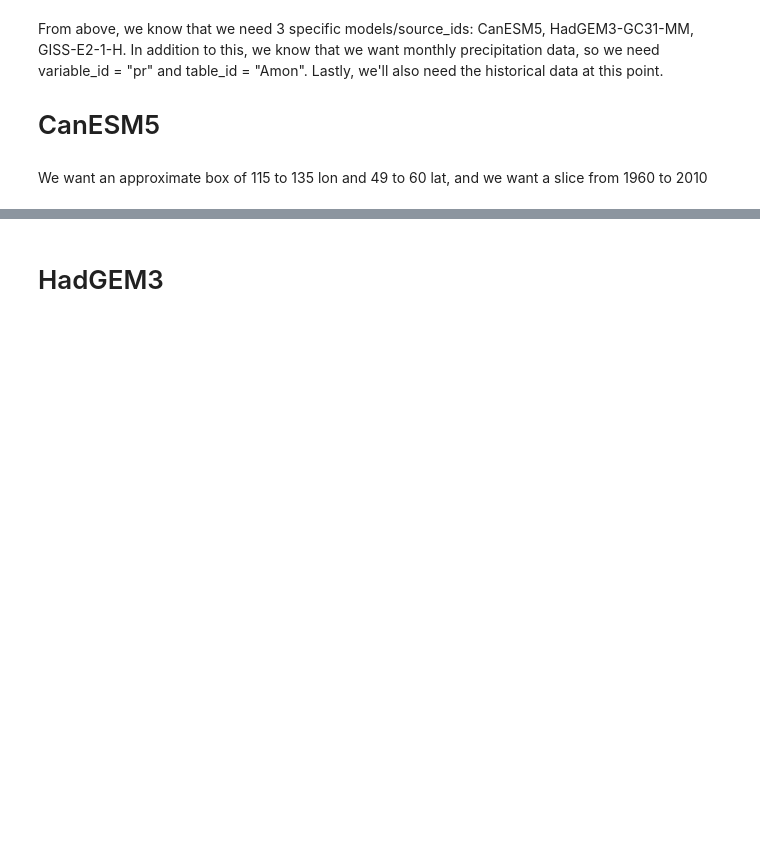
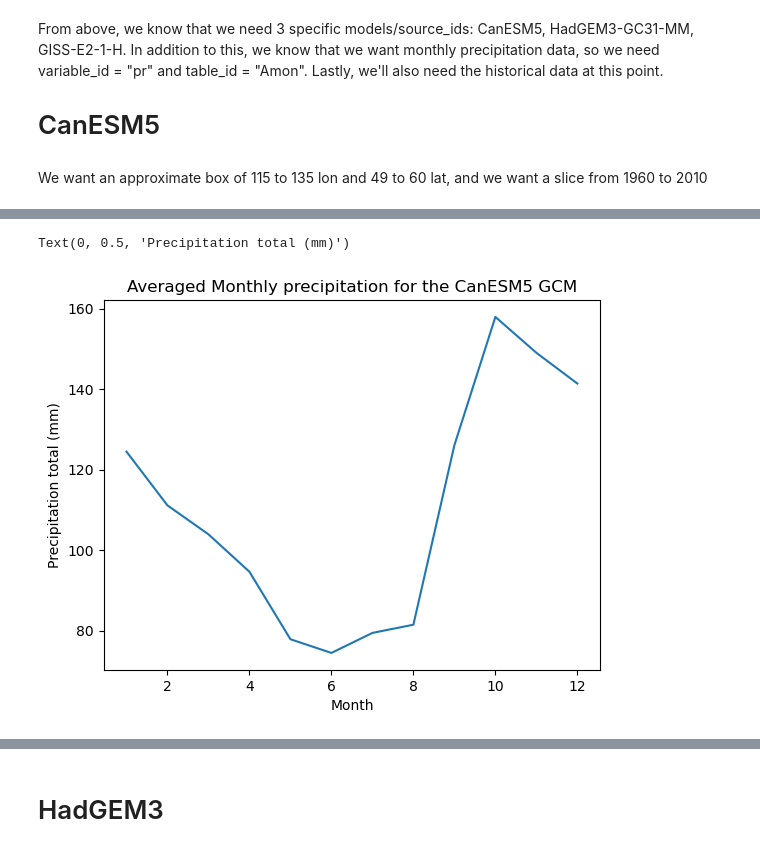
Before and after one commit to BenFarris18/Directed__Studies, a Jupyter notebook: Historical_Data.ipynb, the cells around one changed output, grey strips where cells are left out. Saved outputs shown, nothing was run; the diff lists cells and outputs as text; code cells hidden in the pictures; blank space fills up the shorter version.

```diff
--- a/Historical_Data.ipynb
+++ b/Historical_Data.ipynb
@@ -86,3 +86,13 @@ Text(0, 0.5, 'Precipitation total (mm)')
+# %%
+mean_precip_monthly = bc_dset.groupby('time.month').mean('time').mean(['lon', 'lat'])*86400*30.4
+plt.figure()
+mean_precip_monthly.mean('member_id').pr.plot()
+plt.title("Averaged Monthly precipitation for the CanESM5 GCM")
+plt.xlabel('Month')
+plt.ylabel('Precipitation total (mm)')
+# %% [output]
+Text(0, 0.5, 'Precipitation total (mm)')
+[figure, added]
 # %%
 var_precip = bc_dset.groupby('time.year').mean('time').mean(['lon', 'lat'])*86400*365
 var_precip.std('member_id').pr.plot()
```
Also changed, not shown: parts of 8 cells of this notebook, 5 other files.
